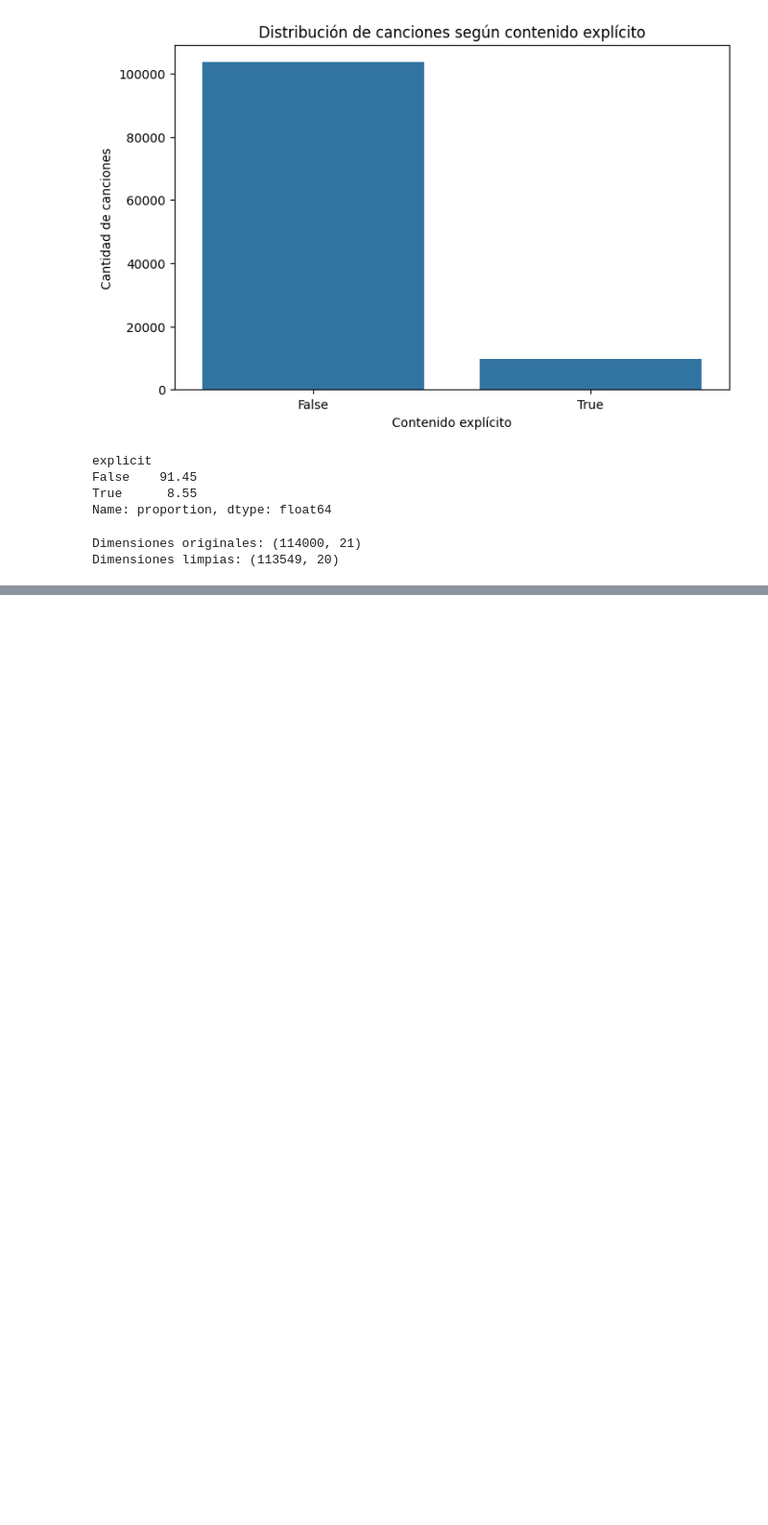
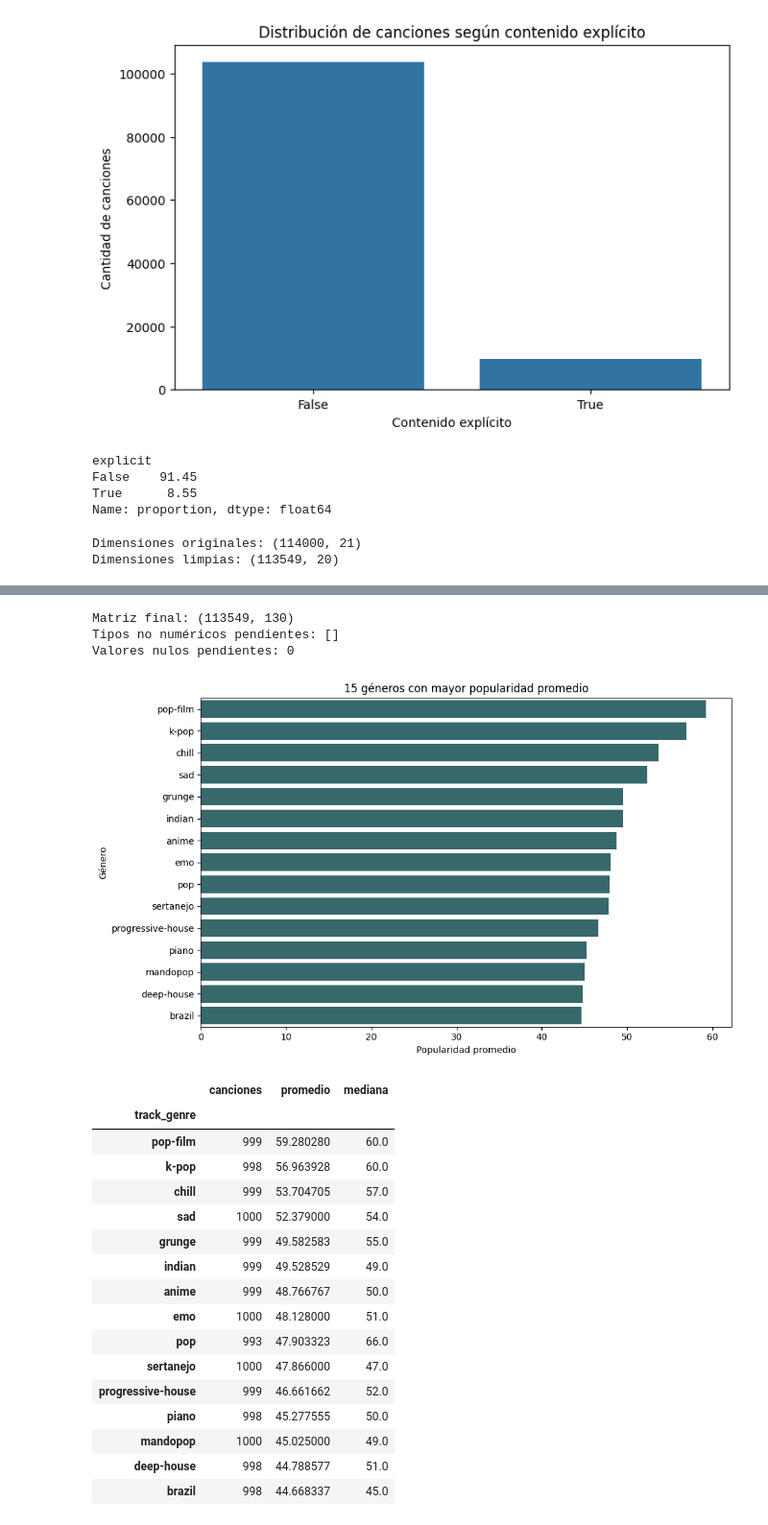
Before and after one commit to AllanxSF/eva1_machine_learning, a Jupyter notebook: notebooks/analisis.ipynb, the cells around one changed output, grey strips where cells are left out. Shown at 96% size. Drawn from its saved outputs; the diff is of its cells as text; code cells hidden in the pictures; blank space fills up the shorter version.

```diff
--- a/notebooks/analisis.ipynb
+++ b/notebooks/analisis.ipynb
@@ -362,0 +397,66 @@ Dimensiones limpias: (113549, 20)
+# %%
+# Preparación final: matriz numérica lista para modelamiento
+columnas_texto = ["track_id", "artists", "album_name", "track_name"]
+columnas_excluir = columnas_texto + ["popularity", "explicit", "popularity_level"]
+
+final_model = prepared_model.drop(columns=columnas_excluir, errors="ignore").copy()
+columnas_numericas_modelo = final_model.select_dtypes(include=np.number).columns.tolist()
+
+# Estandarización z-score sin modificar las variables originales
+for col in columnas_numericas_modelo:
+    desviacion = final_model[col].std()
+    if desviacion != 0 and not pd.isna(desviacion):
+        final_model[col] = (final_model[col] - final_model[col].mean()) / desviacion
+
+assert final_model.shape[0] == prepared.shape[0]
+assert final_model.isna().sum().sum() == 0
+
+print("Matriz final:", final_model.shape)
+print("Tipos no numéricos pendientes:", final_model.select_dtypes(exclude=np.number).columns.tolist())
+print("Valores nulos pendientes:", int(final_model.isna().sum().sum()))
+# %% [output]
+Matriz final: (113549, 130)
+Tipos no numéricos pendientes: []
+Valores nulos pendientes: 0
+# %%
+# Popularidad promedio y cantidad de registros por género
+resumen_genero = (
+    prepared.groupby("track_genre", observed=True)["popularity"]
+    .agg(canciones="size", promedio="mean", mediana="median")
+    .sort_values("promedio", ascending=False)
+)
+
+plt.figure(figsize=(10, 6))
+sns.barplot(
+    data=resumen_genero.head(15).reset_index(),
+    x="promedio",
+    y="track_genre",
+    color="#2f6f73"
+)
+plt.title("15 géneros con mayor popularidad promedio")
+plt.xlabel("Popularidad promedio")
+plt.ylabel("Género")
+plt.tight_layout()
+plt.savefig("../images/popularidad_promedio_genero.png", dpi=300, bbox_inches="tight")
+plt.show()
+
+resumen_genero.head(15)
+# %% [output]
+[figure, added]
+|  | canciones | promedio | mediana |
+| track_genre |  |  |  |
+| pop-film | 999 | 59.280280 | 60.0 |
+| k-pop | 998 | 56.963928 | 60.0 |
+| chill | 999 | 53.704705 | 57.0 |
+| sad | 1000 | 52.379000 | 54.0 |
+| grunge | 999 | 49.582583 | 55.0 |
+| indian | 999 | 49.528529 | 49.0 |
+| anime | 999 | 48.766767 | 50.0 |
+| emo | 1000 | 48.128000 | 51.0 |
+| pop | 993 | 47.903323 | 66.0 |
+| sertanejo | 1000 | 47.866000 | 47.0 |
+| progressive-house | 999 | 46.661662 | 52.0 |
+| piano | 998 | 45.277555 | 50.0 |
+| mandopop | 1000 | 45.025000 | 49.0 |
+| deep-house | 998 | 44.788577 | 51.0 |
+| brazil | 998 | 44.668337 | 45.0 |
```
Also changed, not shown: parts of 7 cells of this notebook, 11 other files.
